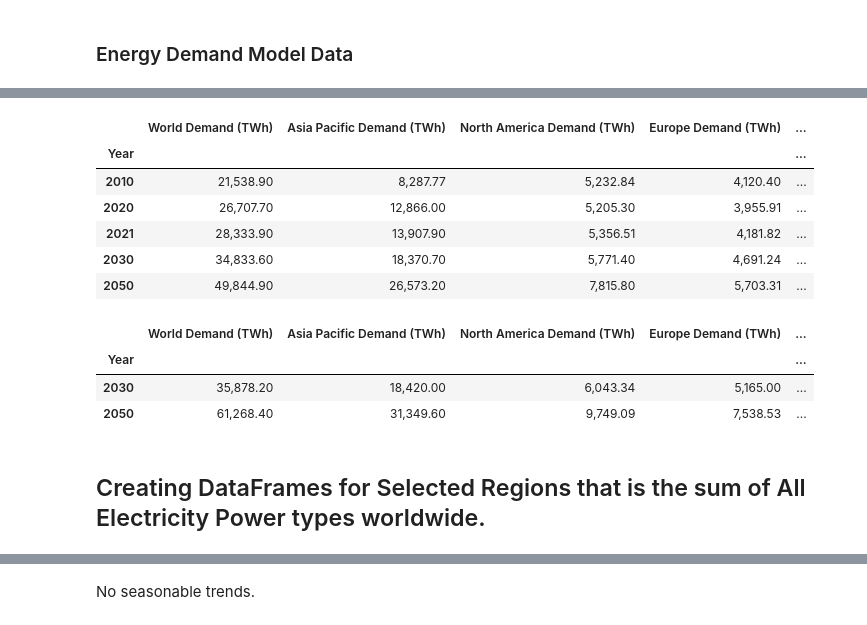
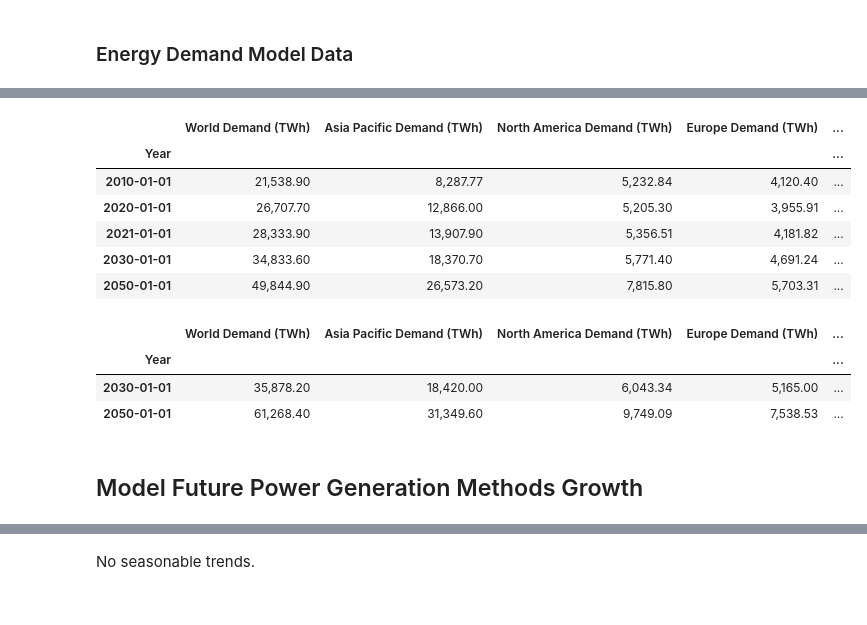
Before and after one commit to FunkyTable/Energy_Production_Time_Series_Projection, a Jupyter notebook: student.ipynb, the cells around one changed output, grey strips where cells are left out. Cells and saved outputs as stored; diff of their text form; code cells hidden in the pictures.

```diff
--- a/student.ipynb
+++ b/student.ipynb
@@ -198,45 +234,43 @@ df_hist_elec_yr_reg
 # %%
 # Projected energy demand, Stated Policies
-df_proj_dem_stat_yr = pd.read_csv(
+df_proj_dem_stat = pd.read_csv(
     "Data/Export/df_proj_dem_stat_yr.csv",
     encoding='ANSI')
 
-#df_proj_dem_stat_yr['Year'] = pd.to_datetime(df_proj_dem_stat_yr.Year,
-#                                             format='%Y')
-df_proj_dem_stat_yr.index = df_proj_dem_stat_yr['Year']
-df_proj_dem_stat_yr = df_proj_dem_stat_yr.iloc[:,2:]
+df_proj_dem_stat['Year'] = pd.to_datetime(df_proj_dem_stat.Year, format='%Y')
+df_proj_dem_stat.index = df_proj_dem_stat['Year']
+df_proj_dem_stat = df_proj_dem_stat.iloc[:,2:]
 
-df_proj_dem_stat_yr
+df_proj_dem_stat
 # %% [output]
 |  | World Demand (TWh) | Asia Pacific Demand (TWh) | North America Demand (TWh) | Europe Demand (TWh) | ... |
 | Year |  |  |  |  | ... |
-| 2010 | 21,538.90 | 8,287.77 | 5,232.84 | 4,120.40 | ... |
-| 2020 | 26,707.70 | 12,866.00 | 5,205.30 | 3,955.91 | ... |
-| 2021 | 28,333.90 | 13,907.90 | 5,356.51 | 4,181.82 | ... |
-| 2030 | 34,833.60 | 18,370.70 | 5,771.40 | 4,691.24 | ... |
-| 2050 | 49,844.90 | 26,573.20 | 7,815.80 | 5,703.31 | ... |
+| 2010-01-01 | 21,538.90 | 8,287.77 | 5,232.84 | 4,120.40 | ... |
+| 2020-01-01 | 26,707.70 | 12,866.00 | 5,205.30 | 3,955.91 | ... |
+| 2021-01-01 | 28,333.90 | 13,907.90 | 5,356.51 | 4,181.82 | ... |
+| 2030-01-01 | 34,833.60 | 18,370.70 | 5,771.40 | 4,691.24 | ... |
+| 2050-01-01 | 49,844.90 | 26,573.20 | 7,815.80 | 5,703.31 | ... |
 # %%
 # Projected energy demand, Announced Policies
-df_proj_dem_ann_yr = pd.read_csv(
+df_proj_dem_ann = pd.read_csv(
     "Data/Export/df_proj_dem_ann_yr.csv",
     encoding='ANSI')
 
-#df_proj_dem_ann_yr['Year'] = pd.to_datetime(df_proj_dem_ann_yr.Year,
-#                                            format='%Y')
-df_proj_dem_ann_yr.index = df_proj_dem_ann_yr['Year']
-df_proj_dem_ann_yr = df_proj_dem_ann_yr.iloc[:,2:]
+df_proj_dem_ann['Year'] = pd.to_datetime(df_proj_dem_ann.Year, format='%Y')
+df_proj_dem_ann.index = df_proj_dem_ann['Year']
+df_proj_dem_ann = df_proj_dem_ann.iloc[:,2:]
 
-df_proj_dem_ann_yr
+df_proj_dem_ann
 # %% [output]
 |  | World Demand (TWh) | Asia Pacific Demand (TWh) | North America Demand (TWh) | Europe Demand (TWh) | ... |
 | Year |  |  |  |  | ... |
-| 2030 | 35,878.20 | 18,420.00 | 6,043.34 | 5,165.00 | ... |
-| 2050 | 61,268.40 | 31,349.60 | 9,749.09 | 7,538.53 | ... |
+| 2030-01-01 | 35,878.20 | 18,420.00 | 6,043.34 | 5,165.00 | ... |
+| 2050-01-01 | 61,268.40 | 31,349.60 | 9,749.09 | 7,538.53 | ... |
 # %%
 ### CO2 Emissions Model Data
 # Add this in once other models are created
 # %%
 ### CO2 Emissions to Temperature Anomalies Data
 # Add this in once other models are created
-# %% [markdown]
-## Creating DataFrames for Selected Regions that is the sum of All Electricity Power types worldwide.
+# %% [markdown]
+## Model Future Power Generation Methods Growth
```
Also changed, not shown: parts of 14 cells of this notebook, 1 other file.
